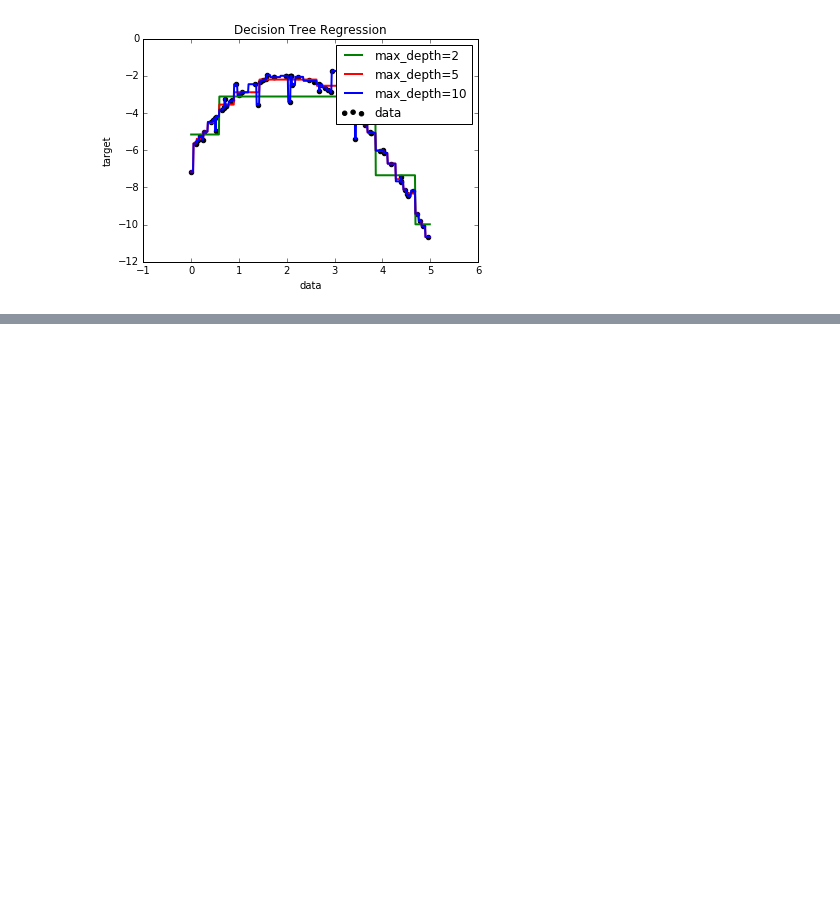
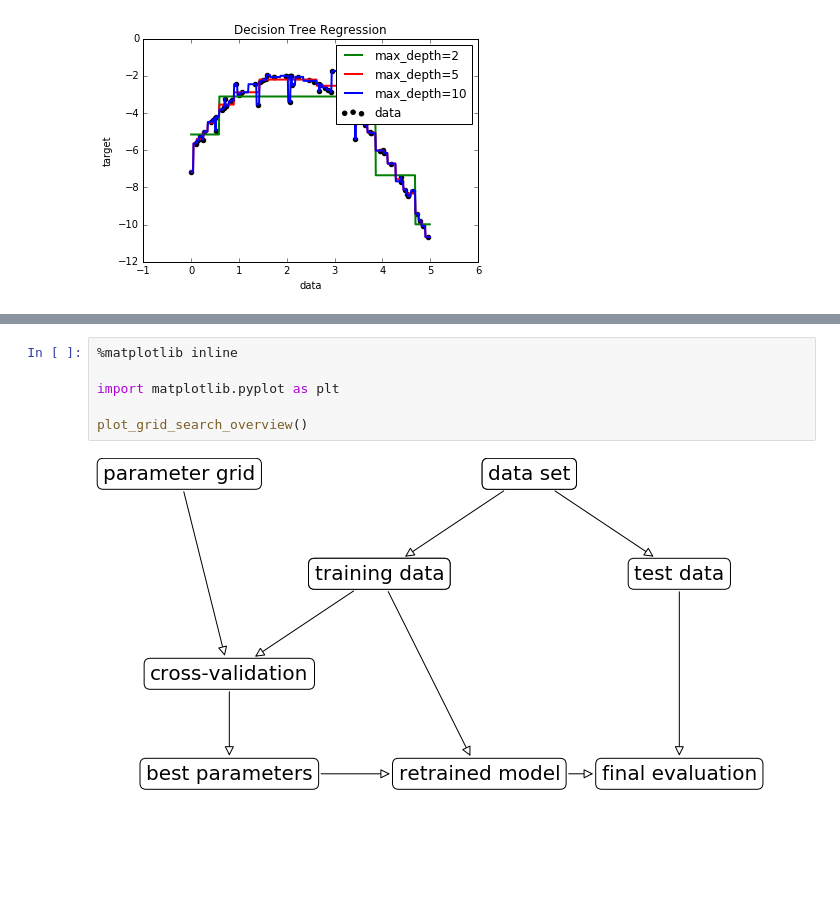
Before and after one commit to yasolix/cinevis, a Jupyter notebook: mediaeval/utilities.ipynb, the cells around one changed output, grey strips where cells are left out. Drawn from its saved outputs; the diff is of its cells as text; blank space fills up the shorter version.

```diff
--- a/mediaeval/utilities.ipynb
+++ b/mediaeval/utilities.ipynb
@@ -608,0 +702,8 @@ pl.show()
+# %%
+%matplotlib inline
+
+import matplotlib.pyplot as plt
+
+plot_grid_search_overview()
+# %% [output]
+[figure, added]
```
Also changed, not shown: parts of 28 cells of this notebook, 5 other files.
